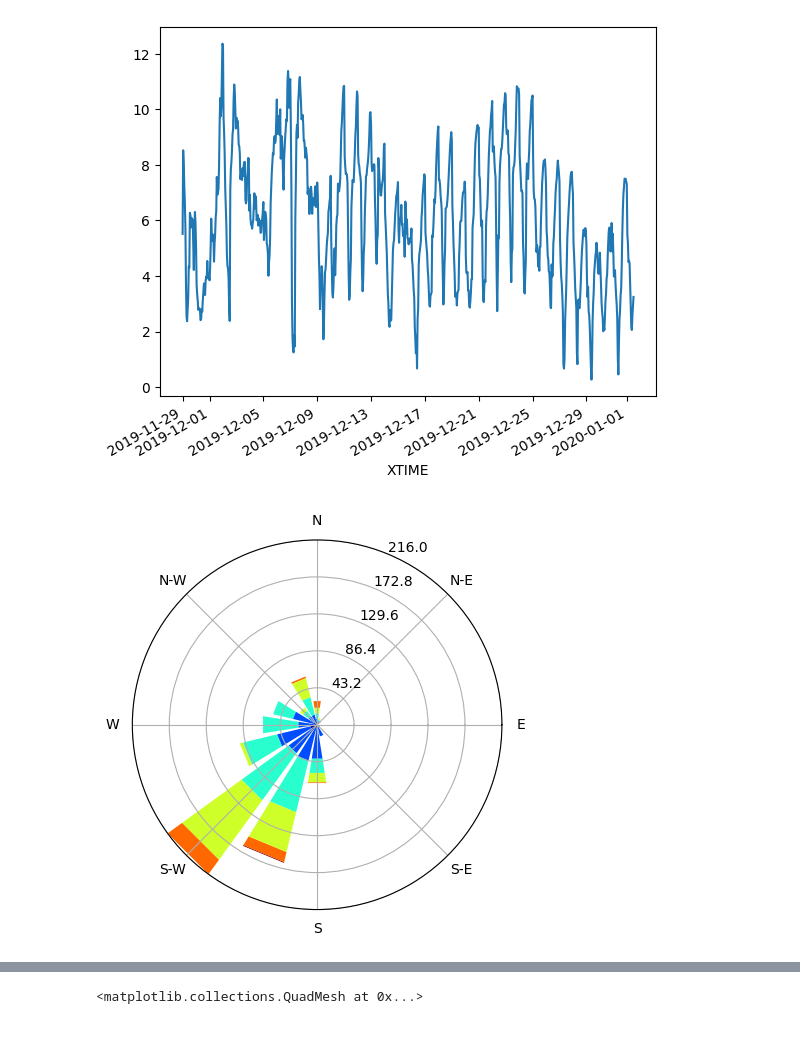
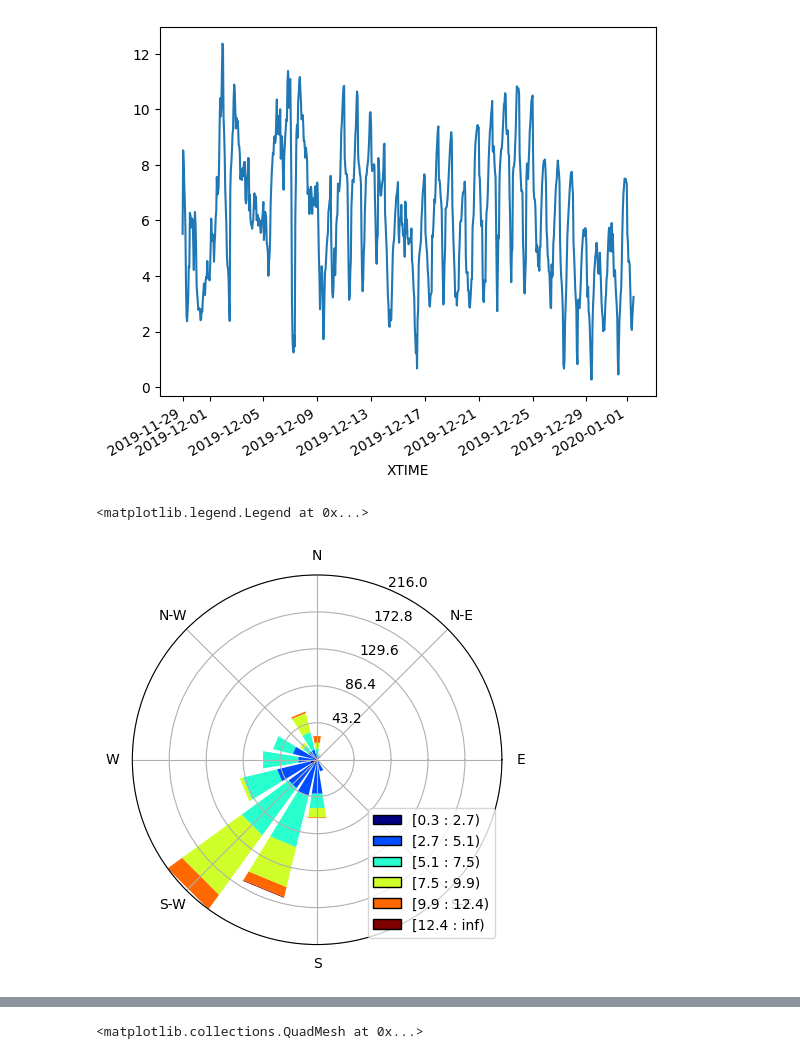
Before and after one commit to georgynio/python_aulas, a Jupyter notebook: Exercicios/Exemplos_base/dados_nc_2.ipynb, the cells around one changed output, grey strips where cells are left out. Drawn from its saved outputs; the diff is of its cells as text; code cells hidden in the pictures.

```diff
--- a/Exercicios/Exemplos_base/dados_nc_2.ipynb
+++ b/Exercicios/Exemplos_base/dados_nc_2.ipynb
@@ -93,21 +120,22 @@ vel_t.plot(x='XTIME')
 # %%
 # !pip install windrose
 # !pip install metpy
 import matplotlib.pyplot as plt
 from windrose import WindroseAxes
 import metpy.calc
 
 u = nc.U10.isel(south_north=-20, west_east=-40)
 v = nc.V10.isel(south_north=-20, west_east=-40)
 vel = metpy.calc.wind_speed(u, v)
 dir = metpy.calc.wind_direction(u, v, convention='to')
 
 fig = plt.figure()
 ax = fig.add_subplot(111, projection='windrose')
 ax.bar(dir, vel)
-# ax.legend()
+ax.legend(loc=4)
 # %% [output]
+<matplotlib.legend.Legend at 0x...>
-[figure, old version]
+[figure, new version]
 # %%
 import numpy as np
 
```
Also changed, not shown: parts of 5 cells of this notebook.
